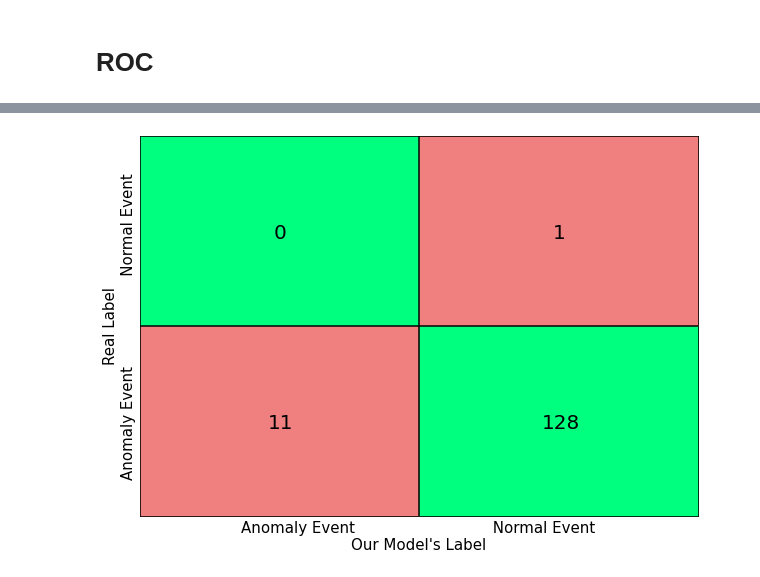
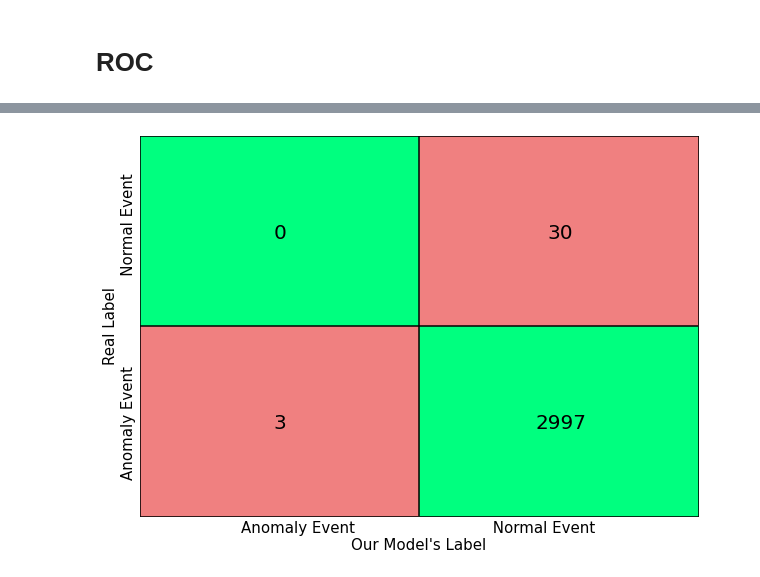
Before and after one commit to eduardopaguiar/Anomaly_Detection, a Jupyter notebook: results.ipynb, the cells around one changed output, grey strips where cells are left out. Drawn from its saved outputs; the diff is of its cells as text; code cells hidden in the pictures.

```diff
--- a/results.ipynb
+++ b/results.ipynb
@@ -18,9 +18,9 @@ results_df = pd.DataFrame(columns = ['Granularity',
                                      'Execution_Time_Mean', 'Execution_Time_Std'])
 
 
-list_gra = [6,10,14,16]
+list_gra = [1,2,3,4]#,5]
 
-iterations = 4
+iterations = 1
 
 for i in list_gra:
     df = pd.DataFrame(columns = ['Granularity',
@@ -237,5 +237,5 @@ df[df['Granularity'] == 10]
 # %%
-gra = 6
+gra = 3
 
 
 matrix = [ int(df[df['Granularity'] == gra]["True_Positive_Mean"]),
@@ -257,31 +257,31 @@ plt.fill_between([0,1],[1,1],[2,2], color='springgreen')
 plt.fill_between([1,2],[1,1],[2,2], color='lightcoral')
 plt.fill_between([0,1],[0,0],[1,1], color='lightcoral')
 plt.fill_between([1,2],[0,0],[1,1], color='springgreen')
 
 
 for i in range(4):
     if i < 2:
         y = 1.46
     else:
         y = 0.46
 
     if i % 2 == 0:
         x = 0.5
     else:
         x = 1.5
     a = len(list(str(matrix[i])))
     x = x - a*0.02
 
     plt.annotate('{}'.format(matrix[i]), (x, y), fontsize=20)
 
 
 plt.xticks([])
 plt.yticks([])
 plt.xlim([0,2])
 plt.ylim([0,2])
 plt.xlabel("Anomaly Event                             Normal Event\nOur Model's Label", fontsize=15)
 plt.ylabel("Real Label\nAnomaly Event                   Normal Event", fontsize=15)
 plt.grid(False)
 plt.show()
 # %% [output]
-[figure, old version]
+[figure, new version]
```
Also changed, not shown: parts of 7 cells of this notebook, 2 other files.
